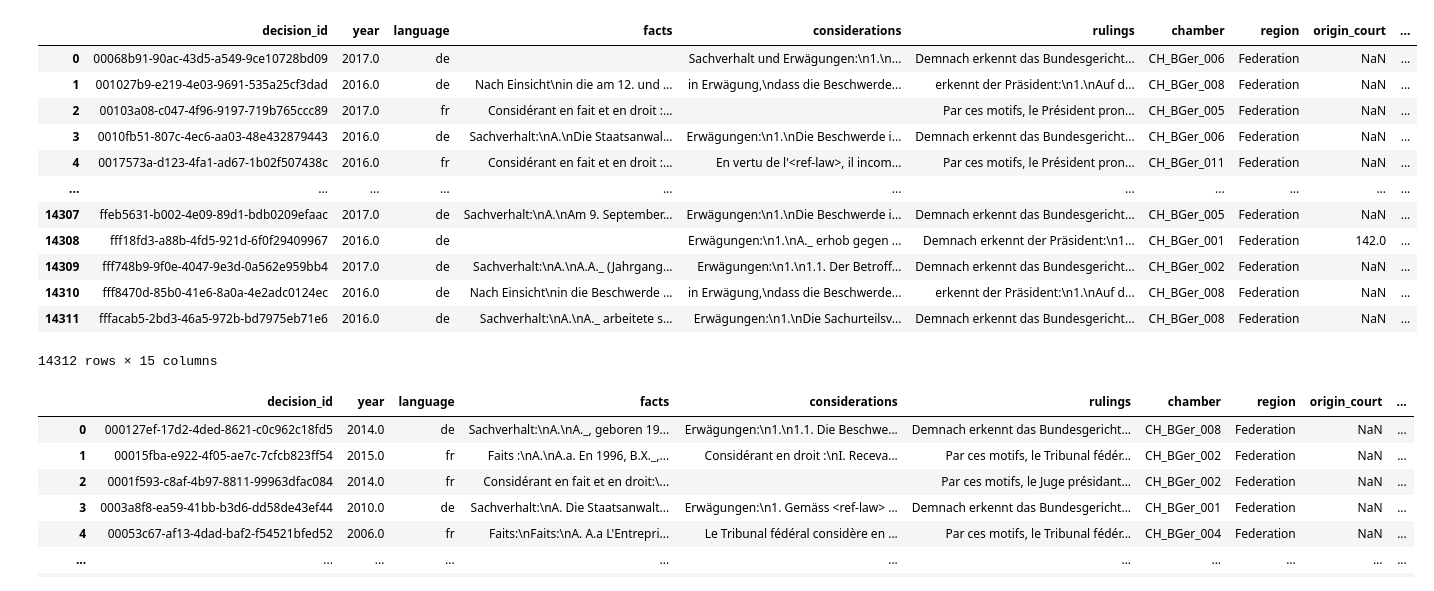
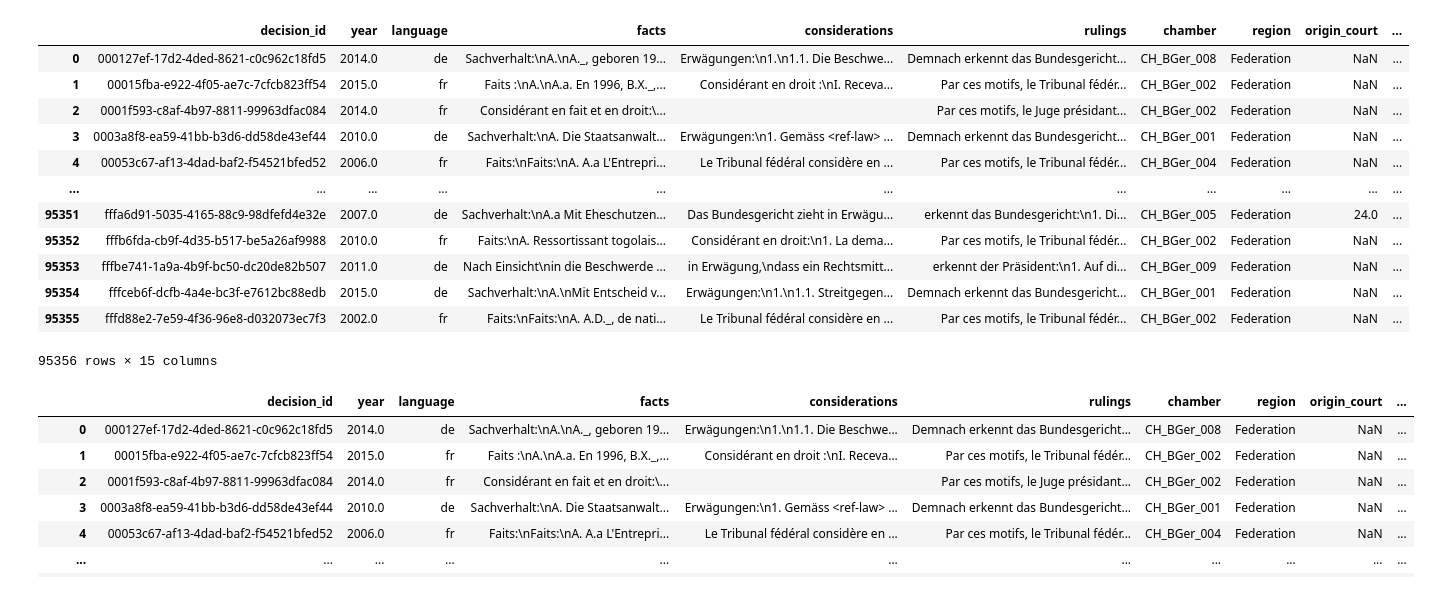
Before and after one commit to sudharshanr-git/Laws-prediction--DNN, a Jupyter notebook: data_prep_new.ipynb, the cells around one changed output. Drawn from its saved outputs; the diff is of its cells as text; code cells hidden in the pictures.

Commit message:
Added test ipynb

```diff
--- a/data_prep_new.ipynb
+++ b/data_prep_new.ipynb
@@ -4,26 +4,26 @@ import pandas as pd
 # %%
 import os
 
 d = []
-folder_path = "data\\test"
+folder_path = "data\\train"
 
 for file in os.listdir(folder_path):
     d.append(pd.read_parquet(os.path.join(folder_path, file)))
 
 df = pd.concat(d, axis = 0, ignore_index= True)
 df
 # %% [output]
 |  | decision_id | year | language | facts | considerations | rulings | chamber | region | origin_court | ... |
-| 0 | 00068b91-90ac-43d5-a549-9ce10728bd09 | 2017.0 | de |  | Sachverhalt und Erwägungen:\n1.\n... | Demnach erkennt das Bundesgericht... | CH_BGer_006 | Federation | NaN | ... |
-| 1 | 001027b9-e219-4e03-9691-535a25cf3dad | 2016.0 | de | Nach Einsicht\nin die am 12. und ... | in Erwägung,\ndass die Beschwerde... | erkennt der Präsident:\n1.\nAuf d... | CH_BGer_008 | Federation | NaN | ... |
-| 2 | 00103a08-c047-4f96-9197-719b765ccc89 | 2017.0 | fr | Considérant en fait et en droit :... |  | Par ces motifs, le Président pron... | CH_BGer_005 | Federation | NaN | ... |
-| 3 | 0010fb51-807c-4ec6-aa03-48e432879443 | 2016.0 | de | Sachverhalt:\nA.\nDie Staatsanwal... | Erwägungen:\n1.\nDie Beschwerde i... | Demnach erkennt das Bundesgericht... | CH_BGer_006 | Federation | NaN | ... |
-| 4 | 0017573a-d123-4fa1-ad67-1b02f507438c | 2016.0 | fr | Considérant en fait et en droit :... | En vertu de l'<ref-law>, il incom... | Par ces motifs, le Président pron... | CH_BGer_011 | Federation | NaN | ... |
+| 0 | 000127ef-17d2-4ded-8621-c0c962c18fd5 | 2014.0 | de | Sachverhalt:\nA.\nA._, geboren 19... | Erwägungen:\n1.\n1.1. Die Beschwe... | Demnach erkennt das Bundesgericht... | CH_BGer_008 | Federation | NaN | ... |
+| 1 | 00015fba-e922-4f05-ae7c-7cfcb823ff54 | 2015.0 | fr | Faits :\nA.\nA.a. En 1996, B.X._,... | Considérant en droit :\nI. Receva... | Par ces motifs, le Tribunal fédér... | CH_BGer_002 | Federation | NaN | ... |
+| 2 | 0001f593-c8af-4b97-8811-99963dfac084 | 2014.0 | fr | Considérant en fait et en droit:\... |  | Par ces motifs, le Juge présidant... | CH_BGer_002 | Federation | NaN | ... |
+| 3 | 0003a8f8-ea59-41bb-b3d6-dd58de43ef44 | 2010.0 | de | Sachverhalt:\nA. Die Staatsanwalt... | Erwägungen:\n1. Gemäss <ref-law> ... | Demnach erkennt das Bundesgericht... | CH_BGer_001 | Federation | NaN | ... |
+| 4 | 00053c67-af13-4dad-baf2-f54521bfed52 | 2006.0 | fr | Faits:\nFaits:\nA. A.a L'Entrepri... | Le Tribunal fédéral considère en ... | Par ces motifs, le Tribunal fédér... | CH_BGer_004 | Federation | NaN | ... |
 | ... | ... | ... | ... | ... | ... | ... | ... | ... | ... | ... |
-| 14307 | ffeb5631-b002-4e09-89d1-bdb0209efaac | 2017.0 | de | Sachverhalt:\nA.\nAm 9. September... | Erwägungen:\n1.\nDie Beschwerde i... | Demnach erkennt das Bundesgericht... | CH_BGer_005 | Federation | NaN | ... |
-| 14308 | fff18fd3-a88b-4fd5-921d-6f0f29409967 | 2016.0 | de |  | Erwägungen:\n1.\nA._ erhob gegen ... | Demnach erkennt der Präsident:\n1... | CH_BGer_001 | Federation | 142.0 | ... |
-| 14309 | fff748b9-9f0e-4047-9e3d-0a562e959bb4 | 2017.0 | de | Sachverhalt:\nA.\nA.A._ (Jahrgang... | Erwägungen:\n1.\n1.1. Der Betroff... | Demnach erkennt das Bundesgericht... | CH_BGer_002 | Federation | NaN | ... |
-| 14310 | fff8470d-85b0-41e6-8a0a-4e2adc0124ec | 2016.0 | de | Nach Einsicht\nin die Beschwerde ... | in Erwägung,\ndass die Beschwerde... | erkennt der Präsident:\n1.\nAuf d... | CH_BGer_008 | Federation | NaN | ... |
-| 14311 | fffacab5-2bd3-46a5-972b-bd7975eb71e6 | 2016.0 | de | Sachverhalt:\nA.\nA._ arbeitete s... | Erwägungen:\n1.\nDie Sachurteilsv... | Demnach erkennt das Bundesgericht... | CH_BGer_008 | Federation | NaN | ... |
+| 95351 | fffa6d91-5035-4165-88c9-98dfefd4e32e | 2007.0 | de | Sachverhalt:\nA.a Mit Eheschutzen... | Das Bundesgericht zieht in Erwägu... | erkennt das Bundesgericht:\n1. Di... | CH_BGer_005 | Federation | 24.0 | ... |
+| 95352 | fffb6fda-cb9f-4d35-b517-be5a26af9988 | 2010.0 | fr | Faits:\nA. Ressortissant togolais... | Considérant en droit:\n1. La dema... | Par ces motifs, le Tribunal fédér... | CH_BGer_002 | Federation | NaN | ... |
+| 95353 | fffbe741-1a9a-4b9f-bc50-dc20de82b507 | 2011.0 | de | Nach Einsicht\nin die Beschwerde ... | in Erwägung,\ndass ein Rechtsmitt... | erkennt der Präsident:\n1. Auf di... | CH_BGer_009 | Federation | NaN | ... |
+| 95354 | fffceb6f-dcfb-4a4e-bc3f-e7612bc88edb | 2015.0 | de | Sachverhalt:\nA.\nMit Entscheid v... | Erwägungen:\n1.\n1.1. Streitgegen... | Demnach erkennt das Bundesgericht... | CH_BGer_001 | Federation | NaN | ... |
+| 95355 | fffd88e2-7e59-4f36-96e8-d032073ec7f3 | 2002.0 | fr | Faits:\nFaits:\nA. A.D._, de nati... | Le Tribunal fédéral considère en ... | Par ces motifs, le Tribunal fédér... | CH_BGer_002 | Federation | NaN | ... |
-14312 rows × 15 columns
+95356 rows × 15 columns
 # %%
```
Also changed, not shown: parts of 9 cells of this notebook, 4 other files.
